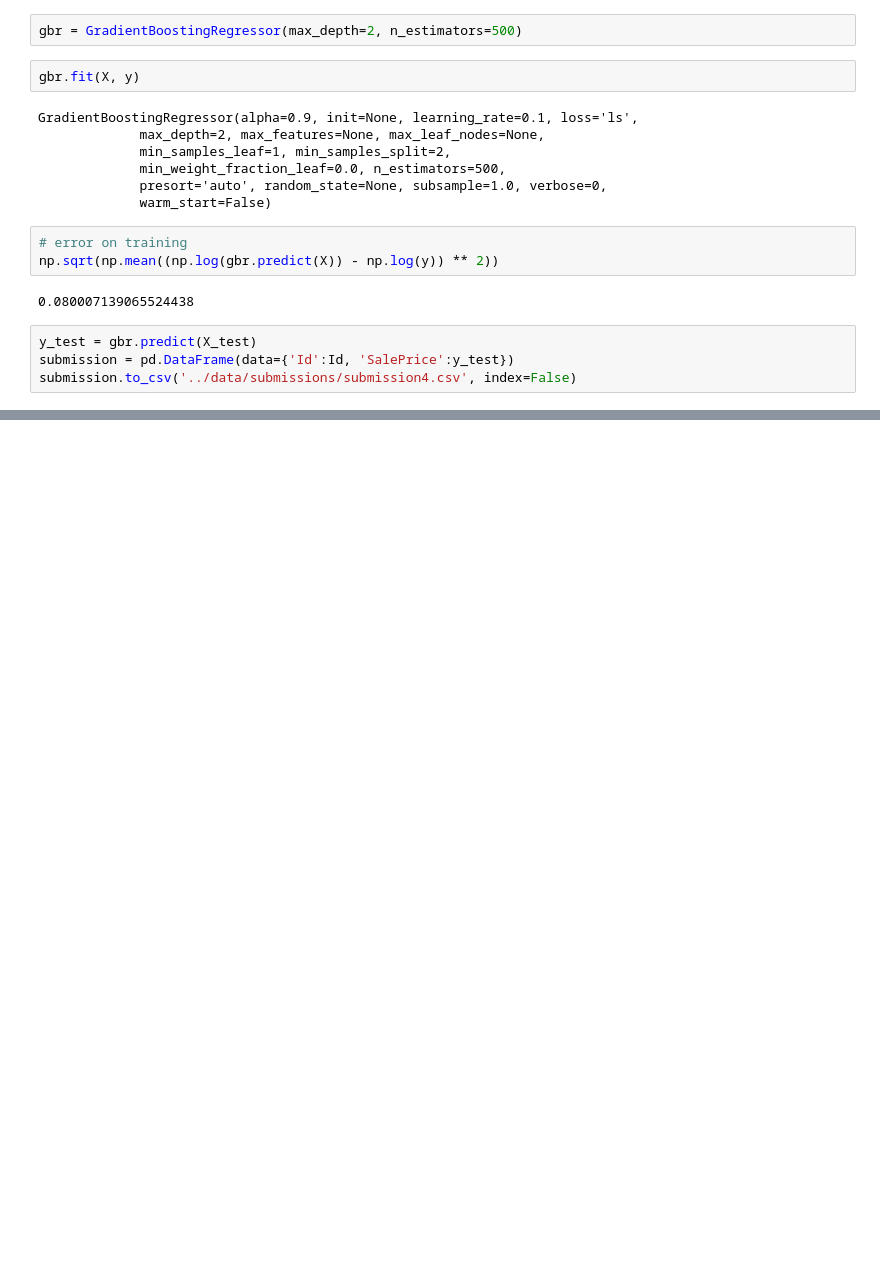
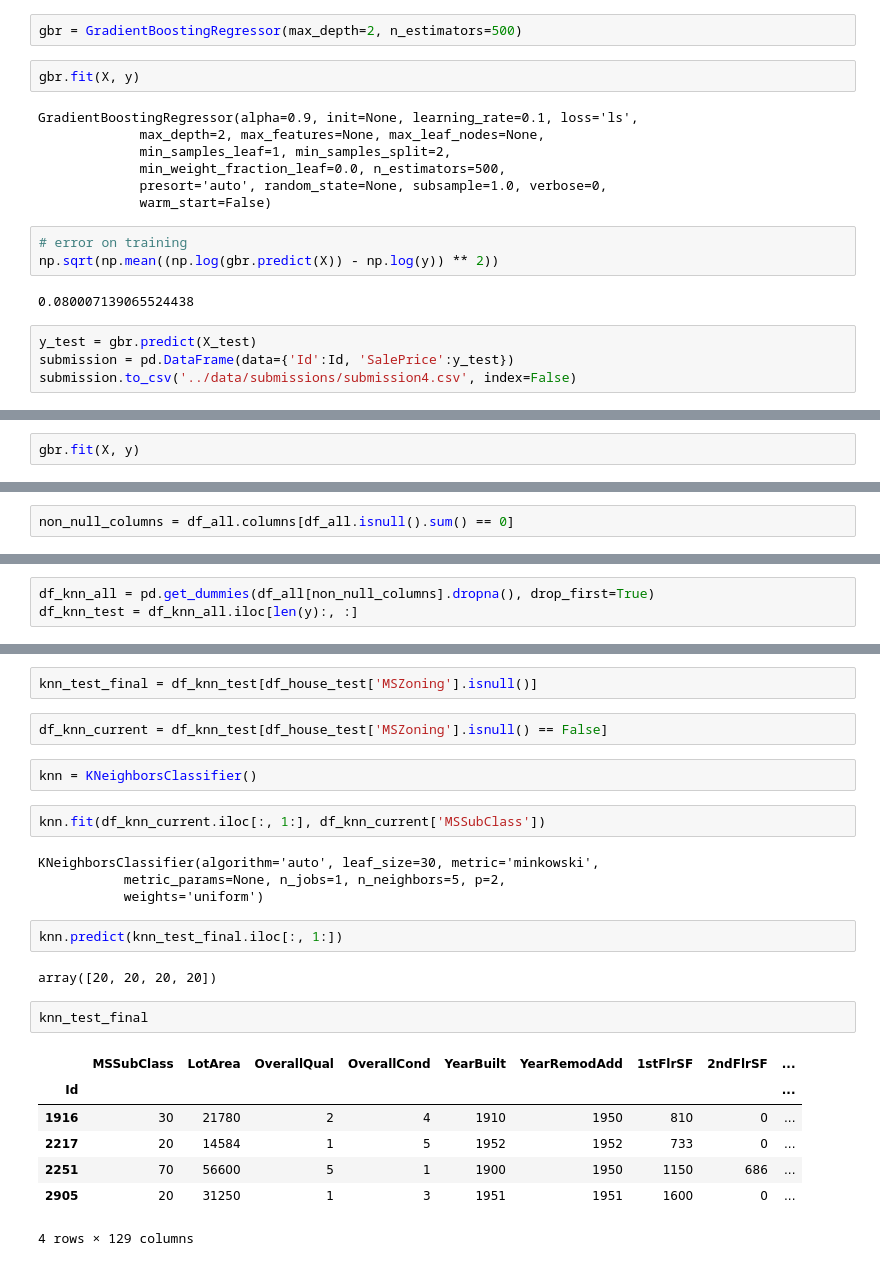
Before and after one commit to SayantanMitra87/Houston-Data-Science, a Jupyter notebook: Kaggle/House Prices/python/Exploration.ipynb, the cells around one changed output, grey strips where cells are left out. Drawn from its saved outputs; the diff is of its cells as text; blank space fills up the shorter version.

```diff
--- a/Kaggle/House Prices/python/Exploration.ipynb
+++ b/Kaggle/House Prices/python/Exploration.ipynb
@@ -174,0 +251,2 @@ submission.to_csv('../data/submissions/submission4.csv', index=False)
+# %%
+gbr.fit(X, y)
@@ -174,0 +416,2 @@ submission.to_csv('../data/submissions/submission4.csv', index=False)
+# %%
+non_null_columns = df_all.columns[df_all.isnull().sum() == 0]
@@ -174,0 +422,3 @@ submission.to_csv('../data/submissions/submission4.csv', index=False)
+# %%
+df_knn_all = pd.get_dummies(df_all[non_null_columns].dropna(), drop_first=True)
+df_knn_test = df_knn_all.iloc[len(y):, :]
@@ -174,0 +437,26 @@ submission.to_csv('../data/submissions/submission4.csv', index=False)
+# %%
+knn_test_final = df_knn_test[df_house_test['MSZoning'].isnull()]
+# %%
+df_knn_current = df_knn_test[df_house_test['MSZoning'].isnull() == False]
+# %%
+knn = KNeighborsClassifier()
+# %%
+knn.fit(df_knn_current.iloc[:, 1:], df_knn_current['MSSubClass'])
+# %% [output]
+KNeighborsClassifier(algorithm='auto', leaf_size=30, metric='minkowski',
+           metric_params=None, n_jobs=1, n_neighbors=5, p=2,
+           weights='uniform')
+# %%
+knn.predict(knn_test_final.iloc[:, 1:])
+# %% [output]
+array([20, 20, 20, 20])
+# %%
+knn_test_final
+# %% [output]
+|  | MSSubClass | LotArea | OverallQual | OverallCond | YearBuilt | YearRemodAdd | 1stFlrSF | 2ndFlrSF | ... |
+| Id |  |  |  |  |  |  |  |  | ... |
+| 1916 | 30 | 21780 | 2 | 4 | 1910 | 1950 | 810 | 0 | ... |
+| 2217 | 20 | 14584 | 1 | 5 | 1952 | 1952 | 733 | 0 | ... |
+| 2251 | 70 | 56600 | 5 | 1 | 1900 | 1950 | 1150 | 686 | ... |
+| 2905 | 20 | 31250 | 1 | 3 | 1951 | 1951 | 1600 | 0 | ... |
+4 rows × 129 columns
```
Also changed, not shown: parts of 47 cells of this notebook.
